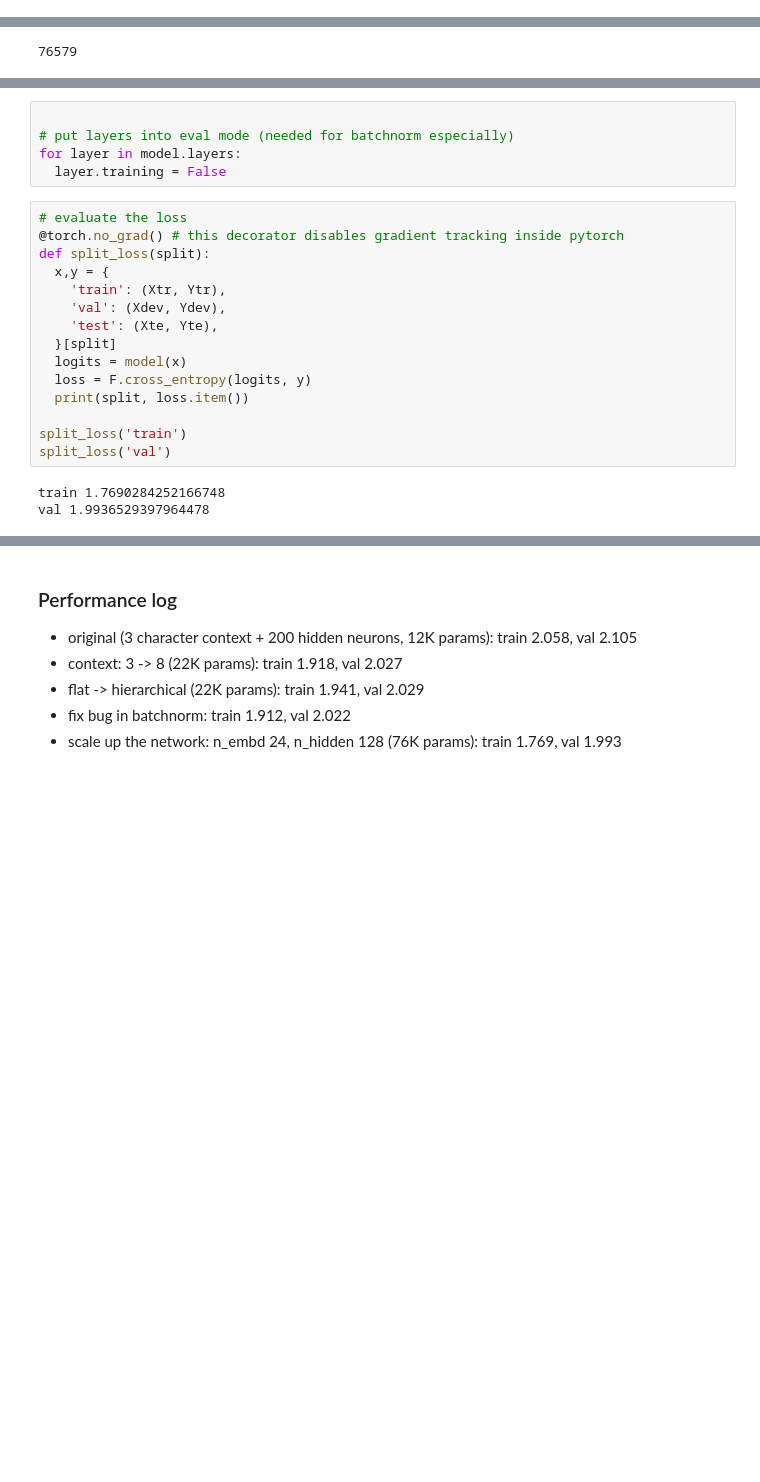
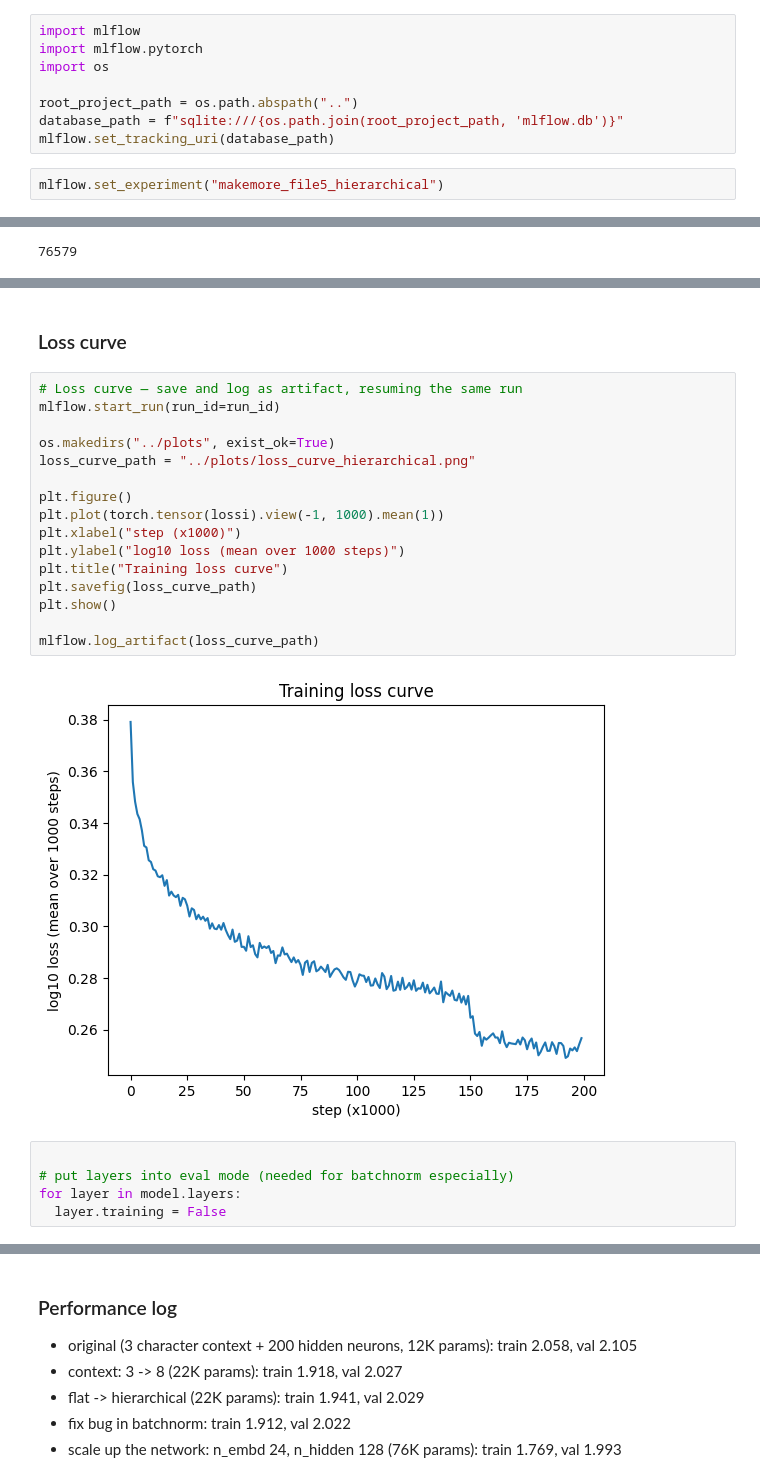
Before and after one commit to yash2043/build_makemore, a Jupyter notebook: notebook/file5.ipynb, the cells around one changed output, grey strips where cells are left out. Drawn from its saved outputs; the diff is of its cells as text; blank space fills up the shorter version.

Commit message:
Add loss curve visualization for hierarchical model

```diff
--- a/notebook/file5.ipynb
+++ b/notebook/file5.ipynb
@@ -5,0 +8,10 @@ import matplotlib.pyplot as plt # for making figures
+# %%
+import mlflow
+import mlflow.pytorch
+import os
+
+root_project_path = os.path.abspath("..")
+database_path = f"sqlite:///{os.path.join(root_project_path, 'mlflow.db')}"
+mlflow.set_tracking_uri(database_path)
+# %%
+mlflow.set_experiment("makemore_file5_hierarchical")
@@ -286,23 +365,25 @@ plt.plot(torch.tensor(lossi).view(-1, 1000).mean(1))
+# %% [markdown]
+### Loss curve
+# %%
+# Loss curve — save and log as artifact, resuming the same run
+mlflow.start_run(run_id=run_id)
+
+os.makedirs("../plots", exist_ok=True)
+loss_curve_path = "../plots/loss_curve_hierarchical.png"
+
+plt.figure()
+plt.plot(torch.tensor(lossi).view(-1, 1000).mean(1))
+plt.xlabel("step (x1000)")
+plt.ylabel("log10 loss (mean over 1000 steps)")
+plt.title("Training loss curve")
+plt.savefig(loss_curve_path)
+plt.show()
+
+mlflow.log_artifact(loss_curve_path)
+# %% [output]
+[figure, added]
 # %%
 
 # put layers into eval mode (needed for batchnorm especially)
 for layer in model.layers:
   layer.training = False
-# %%
-# evaluate the loss
-@torch.no_grad() # this decorator disables gradient tracking inside pytorch
-def split_loss(split):
-  x,y = {
-    'train': (Xtr, Ytr),
-    'val': (Xdev, Ydev),
-    'test': (Xte, Yte),
-  }[split]
-  logits = model(x)
-  loss = F.cross_entropy(logits, y)
-  print(split, loss.item())
-
-split_loss('train')
-split_loss('val')
-# %% [output]
-train 1.7690284252166748
-val 1.9936529397964478
```
Also changed, not shown: parts of 12 cells of this notebook, 5 other files.
